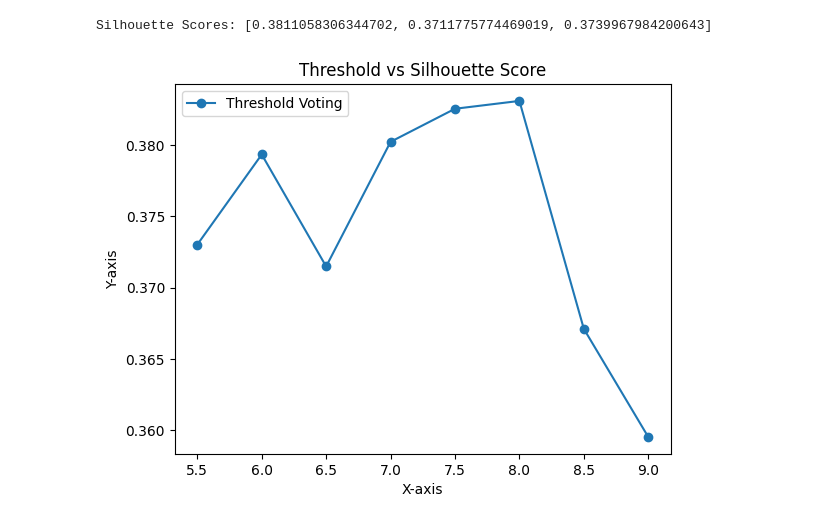
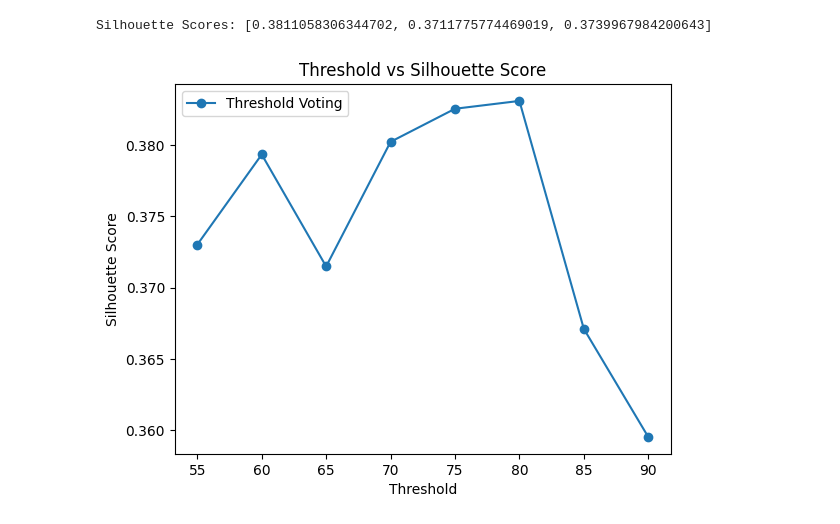
Before and after one commit to ankita-banerjee20/Cluster-Ensemble, a Jupyter notebook: breast_cancer.ipynb, the cells around one changed output. Cells and saved outputs as stored; diff of their text form; code cells hidden in the pictures.

```diff
--- a/breast_cancer.ipynb
+++ b/breast_cancer.ipynb
@@ -331,15 +331,15 @@ print(f'Silhouette Scores: {s_scores}')
 [figure]
 Silhouette Scores: [0.3811058306344702, 0.3711775774469019, 0.3739967984200643]
 # %%
-x = [5.5, 6, 6.5, 7, 7.5, 8, 8.5, 9]
+x = [55, 60, 65, 70, 75, 80, 85, 90]
 y = [0.3730257867357196, 0.3793469512324584, 0.37149019097868724, 0.380236067831279, 0.382555495485319, 0.383105880847981, 0.3671157379036127, 0.3595295109041761]
 
 plt.plot(x, y, marker='o', label='Threshold Voting')
 
 plt.title('Threshold vs Silhouette Score')
-plt.xlabel('X-axis')
-plt.ylabel('Y-axis')
+plt.xlabel('Threshold')
+plt.ylabel('Silhouette Score')
 plt.legend()
 plt.show()
 # %% [output]
-[figure, old version]
+[figure, new version]
```
Also changed, not shown: 4 other files.
